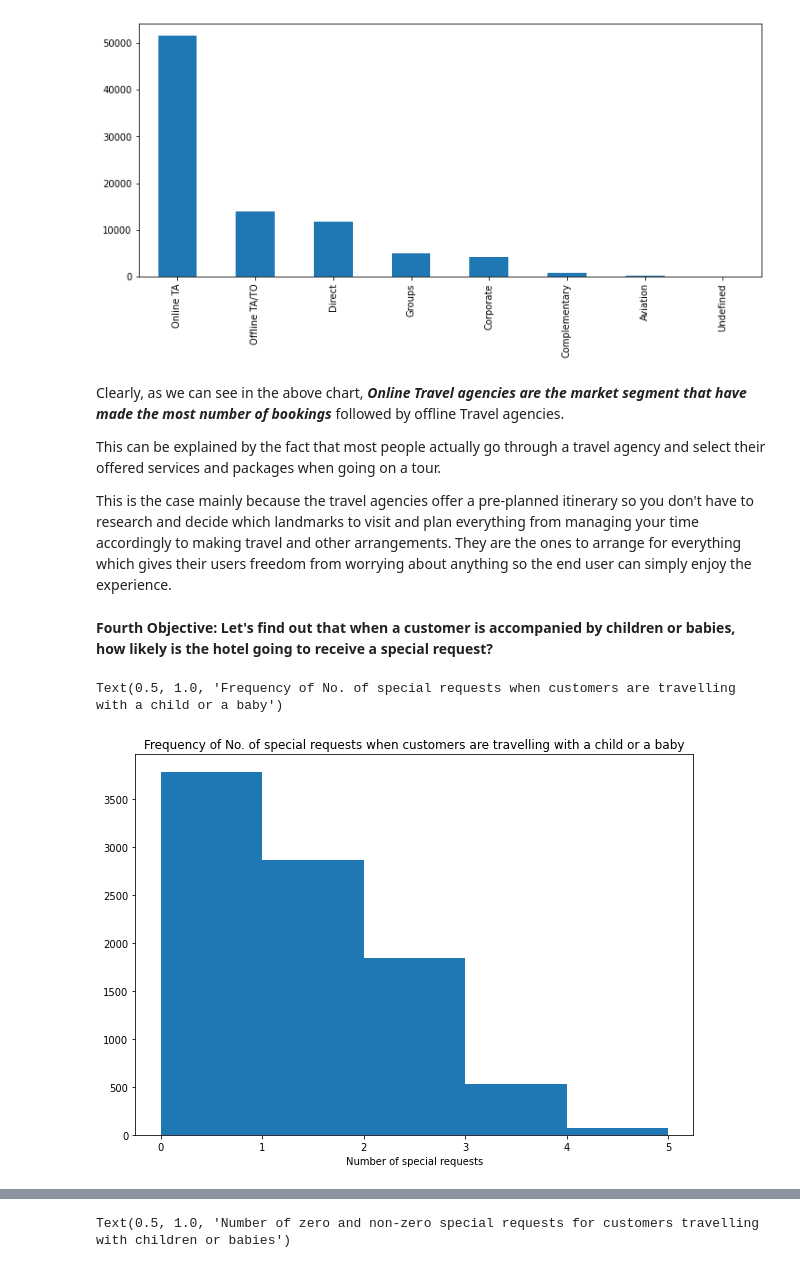
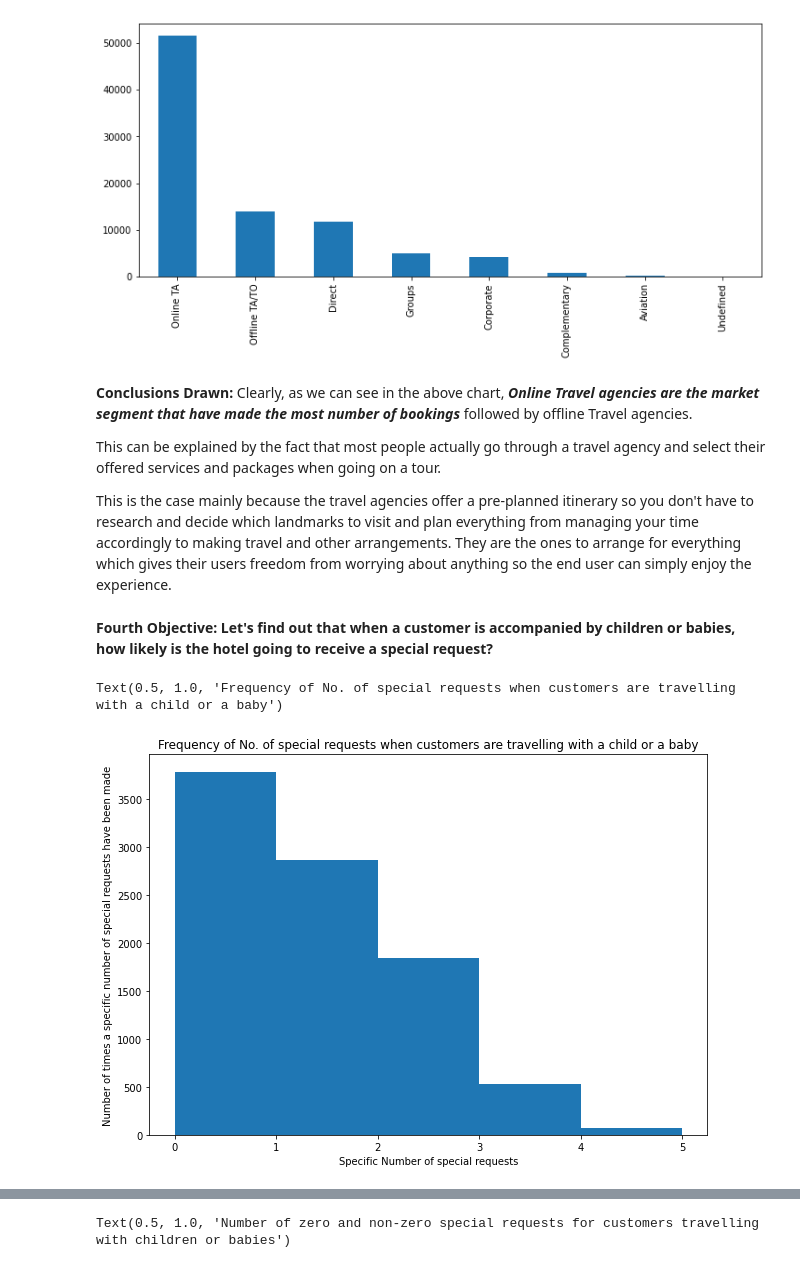
Before and after one commit to gopaljigupta45/Gopal-Ji-Gupta-EDA-Hotel-Booking, a Jupyter notebook: GOPAL_JI_GUPTA_Hotel_Booking_Analysis_Capstone_Project.ipynb, the cells around one changed output, grey strips where cells are left out. Drawn from its saved outputs; the diff is of its cells as text; code cells hidden in the pictures.

Commit message:
Seventh Commit Hotel Booking EDA

```diff
--- a/GOPAL_JI_GUPTA_Hotel_Booking_Analysis_Capstone_Project.ipynb
+++ b/GOPAL_JI_GUPTA_Hotel_Booking_Analysis_Capstone_Project.ipynb
@@ -309,7 +309,7 @@ market_segment_df = df['market_segment'].value_counts().plot.bar()
 # %% [output]
 [figure]
 # %% [markdown]
-Clearly, as we can see in the above chart, ***Online Travel agencies are the market segment that have made the most number of bookings*** followed by offline Travel agencies.
+**Conclusions Drawn:** Clearly, as we can see in the above chart, ***Online Travel agencies are the market segment that have made the most number of bookings*** followed by offline Travel agencies.
 
 This can be explained by the fact that most people actually go through a travel agency and select their offered services and packages when going on a tour.
 
@@ -319,22 +319,23 @@ This is the case mainly because the travel agencies offer a pre-planned itinerar
 # %%
 # Extracting the observations for which the children or the babies column have values more than zero.
 special_requests_df = df[(df['children']>0) | (df['babies']>0)]
 
-# Now plotting these observations. This gives us the frequency of the number of requests made as output.
+# Now plotting these observations using a histogram. This gives us the frequency of the number of requests made as output.
 # Storing the data we want to plot in a variable.
 y = special_requests_df['total_of_special_requests']
 
 # Plotting the data using a histogram. We can use the bins argument to set values that we want to plot on x-axis which in this case
 # are unique number of special requests. We get these values by converting our column to a list and then passing it to a set.
 bins = list(set(y.to_list()))
 
 # Creating the histogram.
 fig, ax = plt.subplots(figsize =(10, 7))
 ax.hist(y,bins=bins, histtype='bar')
 
-# Setting the xlabel and title.
-plt.xlabel('Number of special requests')
+# Setting the labels and title.
+plt.xlabel('Specific Number of special requests')
+plt.ylabel('Number of times a specific number of special requests have been made')
 plt.title('Frequency of No. of special requests when customers are travelling with a child or a baby')
 # %% [output]
 Text(0.5, 1.0, 'Frequency of No. of special requests when customers are travelling with a child or a baby')
-[figure, old version]
+[figure, new version]
```
Also changed, not shown: parts of 7 cells of this notebook.
